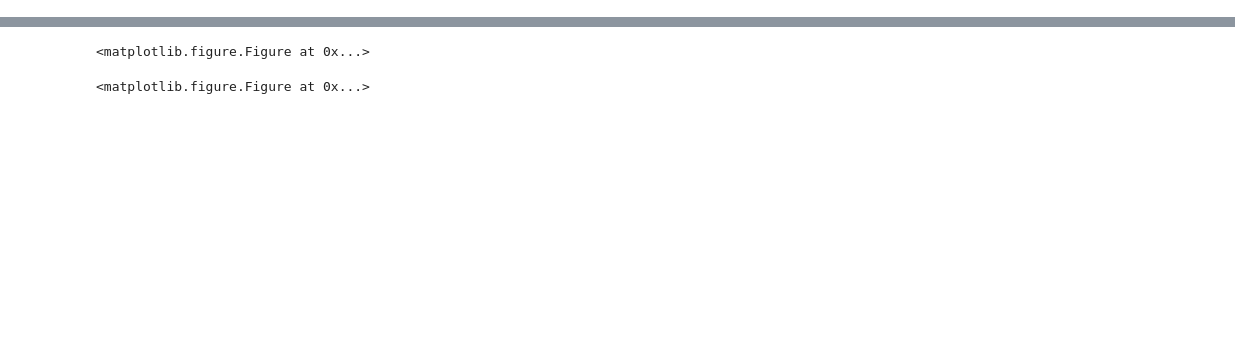
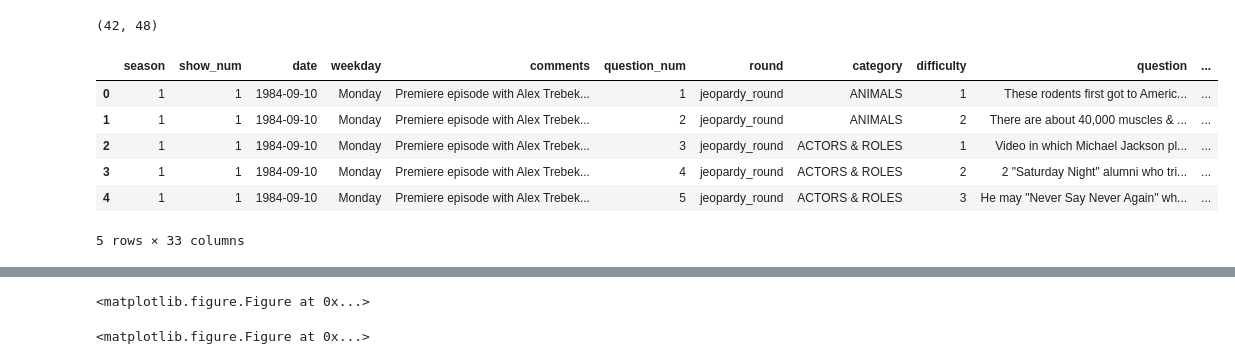
Before and after one commit to isaaclayton/jeopardy_project, a Jupyter notebook: dataviz_sandbox.ipynb, the cells around one changed output, grey strips where cells are left out. Drawn from its saved outputs; the diff is of its cells as text; code cells hidden in the pictures; blank space fills up the shorter version.

```diff
--- a/dataviz_sandbox.ipynb
+++ b/dataviz_sandbox.ipynb
@@ -369,0 +430,4 @@ unique_jobs.sort(key=operator.itemgetter(1), reverse=True)
+# %%
+episodes[(episodes['c3_job'].str.contains('act')) & ((episodes['c1_job'].str.contains('act')) | (episodes['c2_job'].str.contains('act')))].groupby('show_num').first().shape
+# %% [output]
+(42, 48)
@@ -369,0 +547,2 @@ unique_jobs.sort(key=operator.itemgetter(1), reverse=True)
+# %%
+stacked_eps.loc[whole_index.isin(DD2_index),'DD2'] = True
@@ -369,0 +559,10 @@ unique_jobs.sort(key=operator.itemgetter(1), reverse=True)
+# %%
+stacked_eps.head()
+# %% [output]
+|  | season | show_num | date | weekday | comments | question_num | round | category | difficulty | question | ... |
+| 0 | 1 | 1 | 1984-09-10 | Monday | Premiere episode with Alex Trebek... | 1 | jeopardy_round | ANIMALS | 1 | These rodents first got to Americ... | ... |
+| 1 | 1 | 1 | 1984-09-10 | Monday | Premiere episode with Alex Trebek... | 2 | jeopardy_round | ANIMALS | 2 | There are about 40,000 muscles & ... | ... |
+| 2 | 1 | 1 | 1984-09-10 | Monday | Premiere episode with Alex Trebek... | 3 | jeopardy_round | ACTORS & ROLES | 1 | Video in which Michael Jackson pl... | ... |
+| 3 | 1 | 1 | 1984-09-10 | Monday | Premiere episode with Alex Trebek... | 4 | jeopardy_round | ACTORS & ROLES | 2 | 2 "Saturday Night" alumni who tri... | ... |
+| 4 | 1 | 1 | 1984-09-10 | Monday | Premiere episode with Alex Trebek... | 5 | jeopardy_round | ACTORS & ROLES | 3 | He may "Never Say Never Again" wh... | ... |
+5 rows × 33 columns
```
Also changed, not shown: parts of 73 cells of this notebook.
